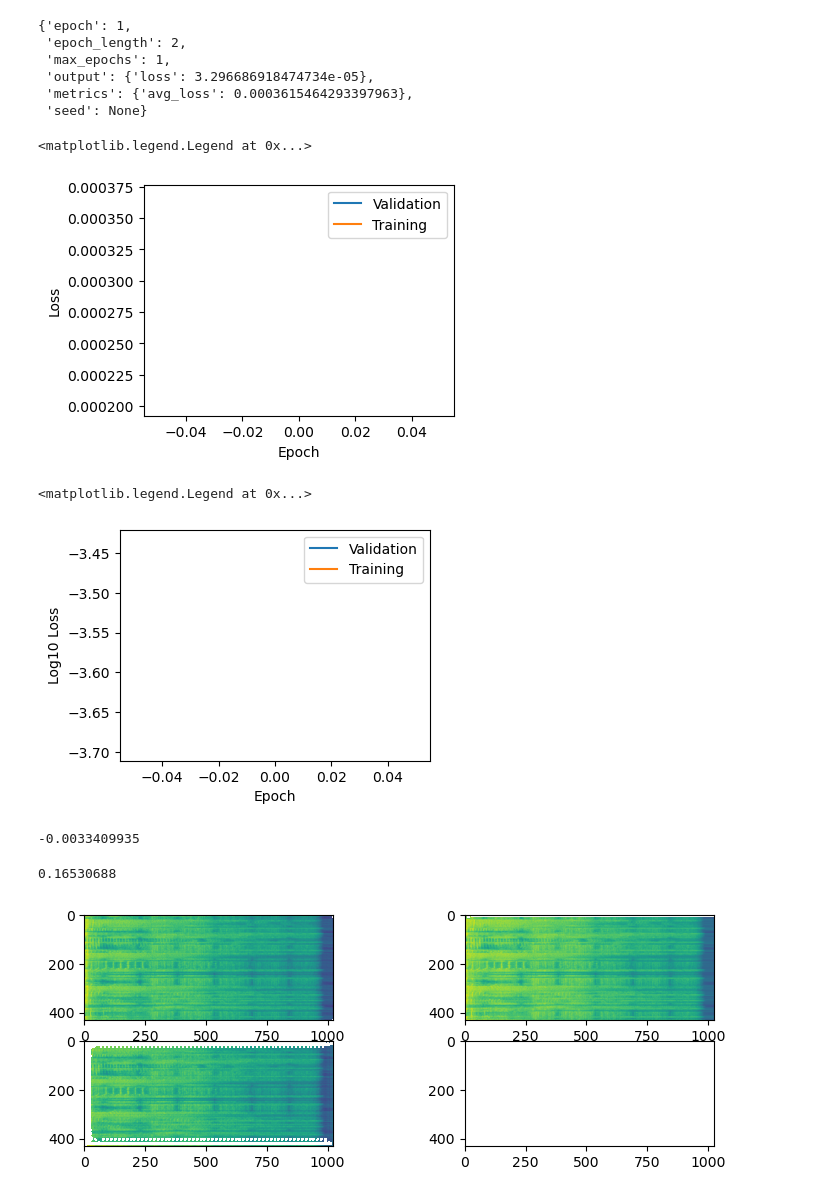
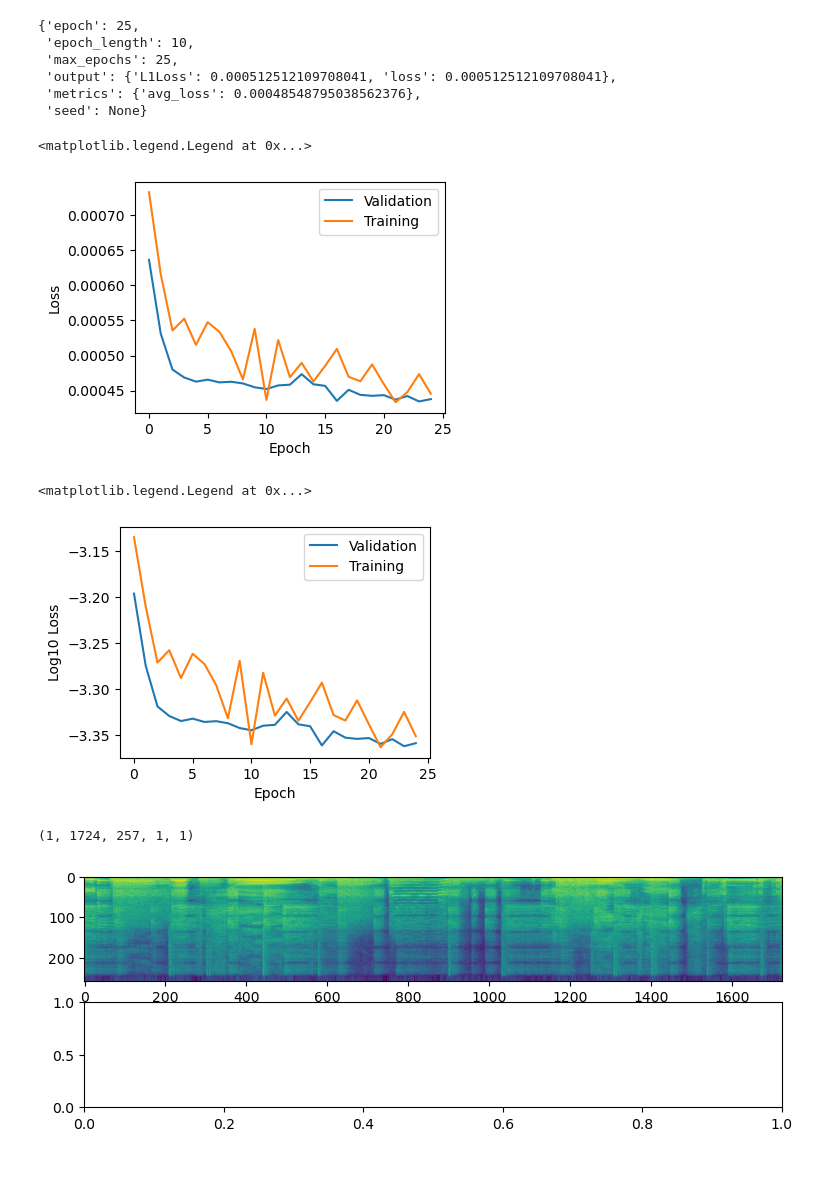
Before and after one commit to kstone40/audio_isolation, a Jupyter notebook: Evaluate_Fit_Model.ipynb, the cells around one changed output. Saved outputs shown, nothing was run; the diff lists cells and outputs as text; code cells hidden in the pictures; blank space fills up the shorter version.

```diff
--- a/Evaluate_Fit_Model.ipynb
+++ b/Evaluate_Fit_Model.ipynb
@@ -38,8 +41,12 @@ os.listdir('models/')
  'VocalSepOnly']
 # %%
 model_name = 'overfit'
+
+model_name = 'mask_default'
+#model_name = 'unet_default'
+
+#model_name = 'waveform_default'
 #model_name = 'filterbank_default'
-#model_name = 'mask_default'
 # %%
 model_path = 'models/'+model_name+'/checkpoints/latest.model.pth'
 config_path = 'models/'+model_name+'/configs.yml'
@@ -57,9 +64,9 @@ if model_type in waveform_models:
     stft_params = None
 
     tfm = nussl_tfm.Compose([
-        #nussl_tfm.SumSources([['bass', 'drums', 'other']]),
+        nussl_tfm.SumSources([['bass', 'drums', 'other']]),
         nussl_tfm.GetAudio(),
-        #nussl_tfm.IndexSources('source_audio', 1),
+        nussl_tfm.IndexSources('source_audio', 1),
         nussl_tfm.ToSeparationModel(),
     ])
 
@@ -70,14 +77,15 @@ if model_type in waveform_models:
 
     target_key = 'source_audio'
     output_key = 'audio'
+    input_key = 'mix_audio'
 
 else:
     stft_params = nussl.STFTParams(**configs['stft_params'])
 
     tfm = nussl_tfm.Compose([
-        #nussl_tfm.SumSources([['bass', 'drums', 'other']]),
+        nussl_tfm.SumSources([['bass', 'drums', 'other']]),
         nussl_tfm.MagnitudeSpectrumApproximation(),
-        #nussl_tfm.IndexSources('source_magnitudes', 1),
+        nussl_tfm.IndexSources('source_magnitudes', 1),
         nussl_tfm.ToSeparationModel(),
     ])
 
@@ -88,6 +96,7 @@ else:
 
     target_key = 'source_magnitudes'
     output_key = 'estimates'
+    input_key = 'mix_magnitude'
 # %%
 model_checkpoint = torch.load(model_path,map_location=torch.device('cpu'))
 #Optimizer checkpoints no longer stored
@@ -95,11 +104,11 @@ model_checkpoint = torch.load(model_path,map_location=torch.device('cpu'))
 # %%
 model_checkpoint['metadata']['trainer.state_dict']
 # %% [output]
-{'epoch': 1,
- 'epoch_length': 2,
- 'max_epochs': 1,
- 'output': {'loss': 3.296686918474734e-05},
- 'metrics': {'avg_loss': 0.0003615464293397963},
+{'epoch': 25,
+ 'epoch_length': 10,
+ 'max_epochs': 25,
+ 'output': {'L1Loss': 0.000512512109708041, 'loss': 0.000512512109708041},
+ 'metrics': {'avg_loss': 0.00048548795038562376},
  'seed': None}
 # %%
 val_loss = model_checkpoint['metadata']['trainer.state.epoch_history']['validation/loss']
@@ -115,7 +124,7 @@ plt.xlabel('Epoch')
 plt.legend()
 # %% [output]
 <matplotlib.legend.Legend at 0x...>
-[figure, old version]
+[figure, new version]
 # %%
 x = np.arange(n_epochs)
 plt.figure(figsize=(4,3))
@@ -126,7 +135,7 @@ plt.xlabel('Epoch')
 plt.legend()
 # %% [output]
 <matplotlib.legend.Legend at 0x...>
-[figure, old version]
+[figure, new version]
 # %%
 from utils import data
 #Test on the data
@@ -149,26 +158,21 @@ output = separator.model(batch)
 # %%
 out = output[output_key].detach().numpy()
 target = batch[target_key].detach().numpy()
-# %%
-out.min()
-# %% [output]
--0.0033409935
-# %%
-out.max()
-# %% [output]
-0.16530688
+# %%
+out.shape
+# %% [output]
+(1, 1724, 257, 1, 1)
 # %%
+x = out
+num_sources = x.shape[4]
+
 if model_type in waveform_models:
-    fig, axs = plt.subplots(2,2,figsize=(9,3))
-    axs[0,0].plot(out.squeeze()[0,::100].T)
-    axs[0,1].plot(out.squeeze()[1,::100].T)
-    axs[1,0].plot(out.squeeze()[2,::100].T)
-    axs[1,1].plot(out.squeeze()[3,::100].T)
+    fig, axs = plt.subplots(num_sources+1,figsize=(9,3))
+    for i in range(num_sources):
+        axs[i].plot(x.squeeze(0).squeeze(3)[::100,i].T)
 else:
-    fig, axs = plt.subplots(2,2,figsize=(9,3))
-    axs[0,0].imshow(np.log(out.squeeze().T[0]+1e-16).T)
-    axs[0,1].imshow(np.log(out.squeeze().T[1]+1e-16).T)
-    axs[1,0].imshow(np.log(out.squeeze().T[2]+1e-16).T)
-    axs[1,1].imshow(np.log(out.squeeze().T[3]+1e-16).T)
+    fig, axs = plt.subplots(num_sources+1,figsize=(9,3))
+    for i in range(num_sources):
+        axs[i].imshow(np.log((x**2+1e-16).squeeze(0).squeeze(3).T[i]))
 # %% [output]
-[figure, old version]
+[figure, new version]
```
Also changed, not shown: parts of 7 cells of this notebook, 10 other files.
